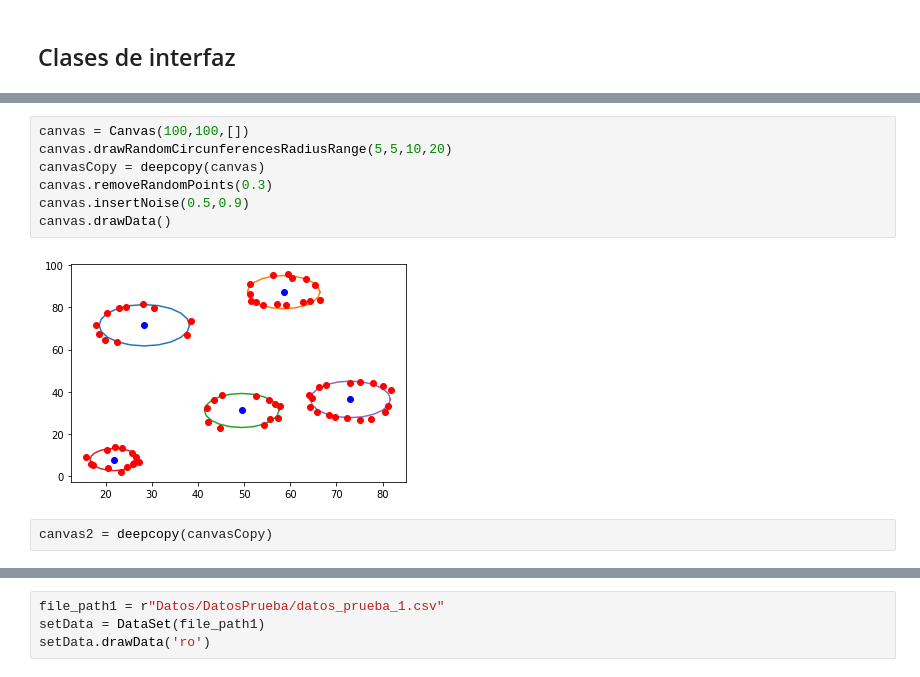
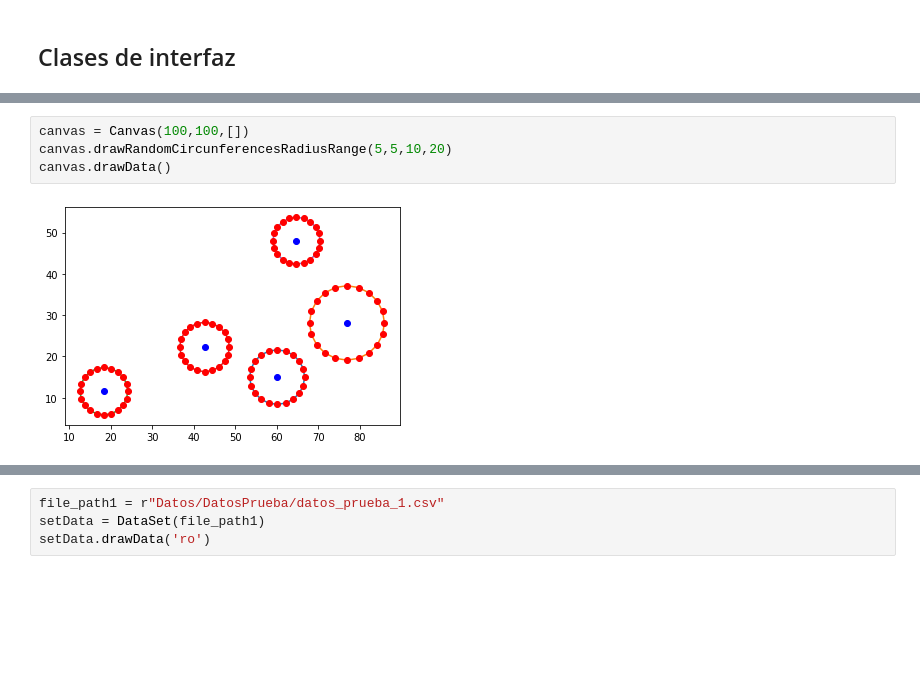
Before and after one commit to ClusteringIA/Clustering, a Jupyter notebook: ClusteringConIncertidumbre.ipynb, the cells around one changed output, grey strips where cells are left out. Saved outputs shown, nothing was run; the diff lists cells and outputs as text; blank space fills up the shorter version.

```diff
--- a/ClusteringConIncertidumbre.ipynb
+++ b/ClusteringConIncertidumbre.ipynb
@@ -930,11 +933,6 @@ class ClusteringUI():
 # %%
 canvas = Canvas(100,100,[])
 canvas.drawRandomCircunferencesRadiusRange(5,5,10,20)
-canvasCopy = deepcopy(canvas)
-canvas.removeRandomPoints(0.3)
-canvas.insertNoise(0.5,0.9)
 canvas.drawData()
 # %% [output]
-[figure, old version]
+[figure, new version]
-# %%
-canvas2 = deepcopy(canvasCopy)
```
Also changed, not shown: parts of 20 cells of this notebook, 13 other files.
